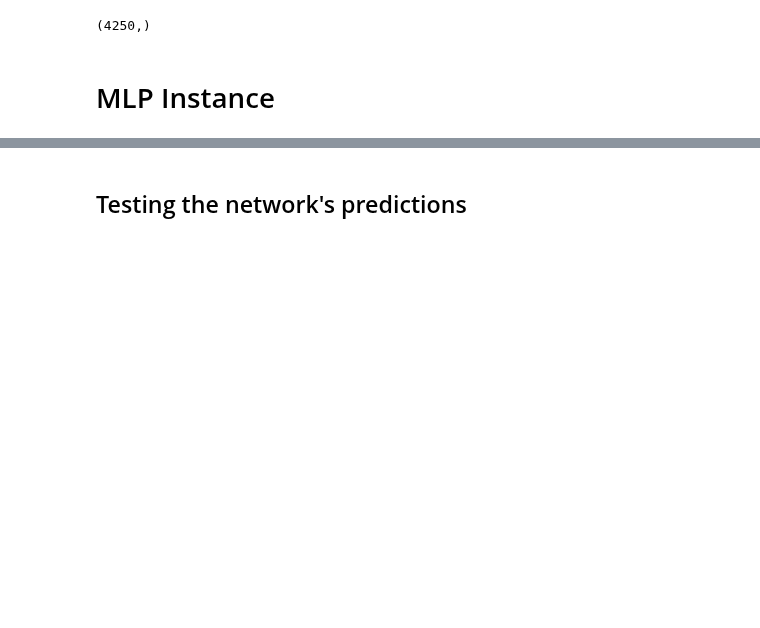
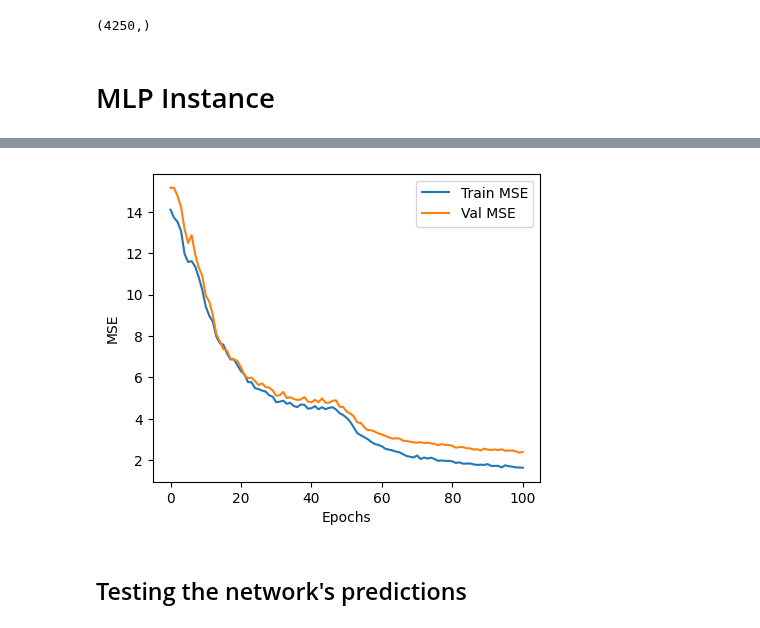
Before and after one commit to JouhC/ai-linearalgebra-probsets, a Jupyter notebook: notebooks/ps3_ann.ipynb, the cells around one changed output, grey strips where cells are left out. Saved outputs shown, nothing was run; the diff lists cells and outputs as text; code cells hidden in the pictures; blank space fills up the shorter version.

```diff
--- a/notebooks/ps3_ann.ipynb
+++ b/notebooks/ps3_ann.ipynb
@@ -695,3 +725,13 @@ acc: 0.908235294117647
+# %%
+plot_training_curves(
+    arr1=network.mse_train,
+    arr2=network.mse_val,
+    label1="Train MSE",
+    label2="Val MSE",
+    metric="MSE",
+)
+# %% [output]
+[figure, added]
 # %% [markdown]
 ## Testing the network's predictions
 # %%
```
Also changed, not shown: parts of 5 cells of this notebook.
